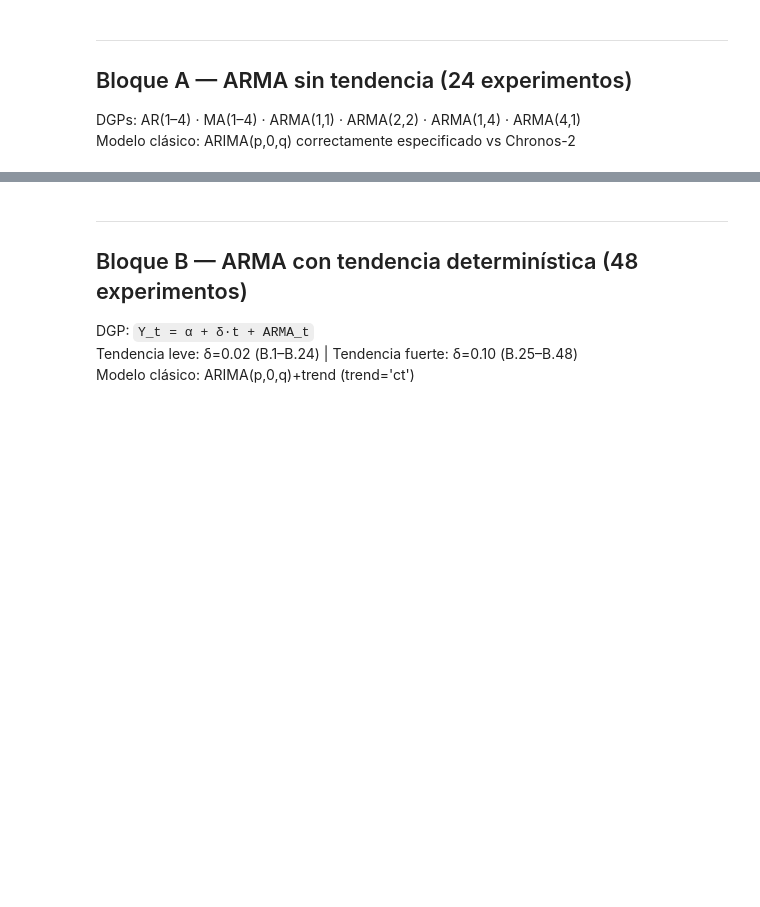
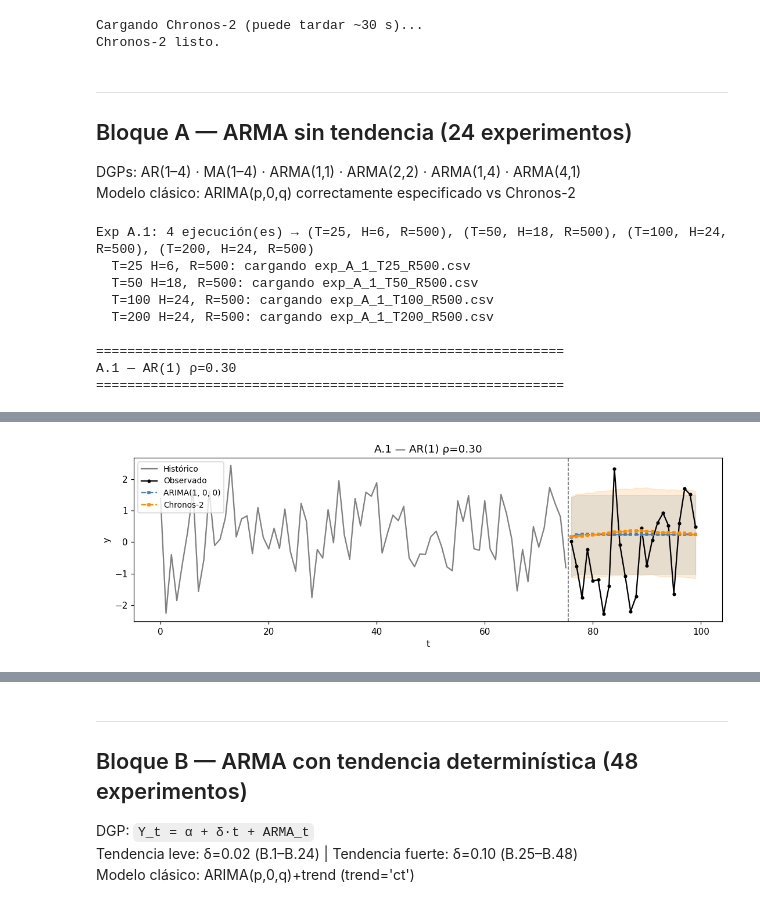
Before and after one commit to DavidGuzzi/MECTESIS, a Jupyter notebook: notebooks/experimentos_univariados_v3.ipynb, the cells around one changed output, grey strips where cells are left out. Cells and saved outputs as stored; diff of their text form; code cells hidden in the pictures; blank space fills up the shorter version.

```diff
--- a/notebooks/experimentos_univariados_v3.ipynb
+++ b/notebooks/experimentos_univariados_v3.ipynb
@@ -31,10 +32,12 @@ from mectesis.models import (
 )
 from mectesis.simulation import MonteCarloEngine
 
-SEED   = 3649
-H      = 24
-R_LIST = [500]
-T_LIST = [25, 50, 100, 200]
+SEED    = 3649
+H_BY_T  = {25: 6, 50: 18, 100: 24, 200: 24}  # horizonte por T total
+H_MAX   = 24                                   # para definir los bloques
+R_LIST  = [500]
+T_LIST  = [25, 50, 100, 200]                   # longitud TOTAL de la serie
+# T_train = T - H_BY_T[T]  (el engine hace y_train = y[:T-H])
 RESULTS = Path("results/univariate_v3")
 RESULTS.mkdir(parents=True, exist_ok=True)
 
@@ -45,6 +48,9 @@ pd.set_option("display.max_columns", None)
 print("Cargando Chronos-2 (puede tardar ~30 s)...")
 chronos = ChronosModel(device="cpu")
 print("Chronos-2 listo.")
+# %% [output]
+Cargando Chronos-2 (puede tardar ~30 s)...
+Chronos-2 listo.
 # %%
 # ─── Funciones auxiliares (reutilizadas de v2) ───────────────────────────────
 
@@ -399,0 +214,18 @@ plot_metrics_v3(res, title="A.24 — ARMA(4,1) ρ=0.90")
+# %%
+# A.1 — AR(1) ρ=0.30
+cl  = ARIMAModel((1, 0, 0))
+dgp = ARpDGP(phis=[0.3], sigma=1.0, seed=SEED)
+res = run_exp(dgp, lambda T, _cl=cl: [_cl, chronos], {}, exp_id="A.1")
+print(f"\n============================================================\nA.1 — AR(1) ρ=0.30\n============================================================")
+build_grid_table(res, classical_name="ARIMA(1, 0, 0)")
+plot_simulation_v3(dgp, [cl, chronos], {}, title="A.1 — AR(1) ρ=0.30")
+# %% [output]
+Exp A.1: 4 ejecución(es) → (T=25, H=6, R=500), (T=50, H=18, R=500), (T=100, H=24, R=500), (T=200, H=24, R=500)
+  T=25 H=6, R=500: cargando exp_A_1_T25_R500.csv
+  T=50 H=18, R=500: cargando exp_A_1_T50_R500.csv
+  T=100 H=24, R=500: cargando exp_A_1_T100_R500.csv
+  T=200 H=24, R=500: cargando exp_A_1_T200_R500.csv
+
+============================================================
+A.1 — AR(1) ρ=0.30
+============================================================
@@ -399,0 +242 @@ plot_metrics_v3(res, title="A.24 — ARMA(4,1) ρ=0.90")
+[figure, added]
```
Also changed, not shown: parts of 171 cells of this notebook, 4 other files.
